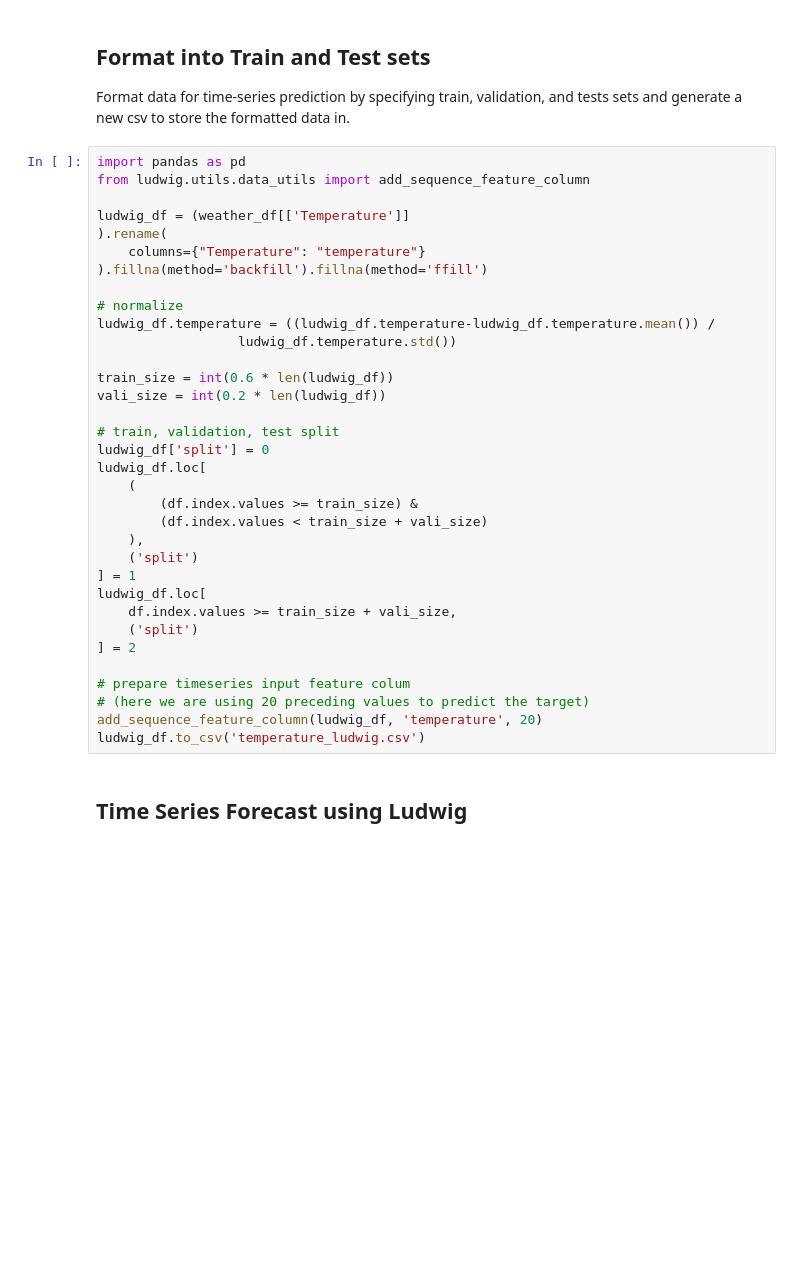
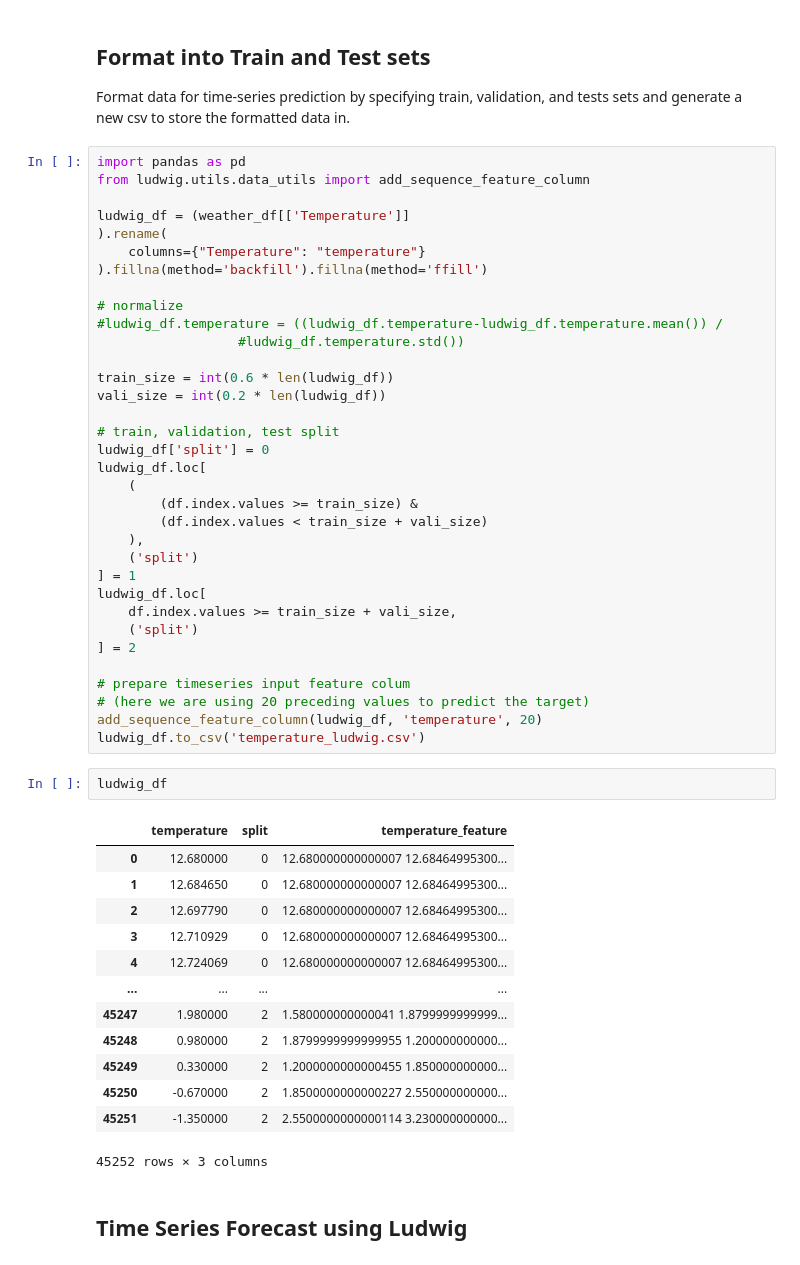
Before and after one commit to McGill-MMA-EnterpriseAnalytics/Cloud-Computations, a Jupyter notebook: INSY695_AutoML.ipynb, the cells around one changed output. Saved outputs shown, nothing was run; the diff lists cells and outputs as text; blank space fills up the shorter version.

```diff
--- a/INSY695_AutoML.ipynb
+++ b/INSY695_AutoML.ipynb
@@ -78,8 +79,8 @@ ludwig_df = (weather_df[['Temperature']]
 ).fillna(method='backfill').fillna(method='ffill')
 
 # normalize
-ludwig_df.temperature = ((ludwig_df.temperature-ludwig_df.temperature.mean()) /
-                  ludwig_df.temperature.std())
+#ludwig_df.temperature = ((ludwig_df.temperature-ludwig_df.temperature.mean()) /
+                  #ludwig_df.temperature.std())
 
 train_size = int(0.6 * len(ludwig_df))
 vali_size = int(0.2 * len(ludwig_df))
@@ -102,6 +103,22 @@ ludwig_df.loc[
 # (here we are using 20 preceding values to predict the target)
 add_sequence_feature_column(ludwig_df, 'temperature', 20)
 ludwig_df.to_csv('temperature_ludwig.csv')
+# %%
+ludwig_df
+# %% [output]
+|  | temperature | split | temperature_feature |
+| 0 | 12.680000 | 0 | 12.680000000000007 12.68464995300... |
+| 1 | 12.684650 | 0 | 12.680000000000007 12.68464995300... |
+| 2 | 12.697790 | 0 | 12.680000000000007 12.68464995300... |
+| 3 | 12.710929 | 0 | 12.680000000000007 12.68464995300... |
+| 4 | 12.724069 | 0 | 12.680000000000007 12.68464995300... |
+| ... | ... | ... | ... |
+| 45247 | 1.980000 | 2 | 1.580000000000041 1.8799999999999... |
+| 45248 | 0.980000 | 2 | 1.8799999999999955 1.200000000000... |
+| 45249 | 0.330000 | 2 | 1.2000000000000455 1.850000000000... |
+| 45250 | -0.670000 | 2 | 1.8500000000000227 2.550000000000... |
+| 45251 | -1.350000 | 2 | 2.5500000000000114 3.230000000000... |
+45252 rows × 3 columns
 # %% [markdown]
 ## Time Series Forecast using Ludwig
 # %%
```
Also changed, not shown: parts of 7 cells of this notebook, 24 other files.
